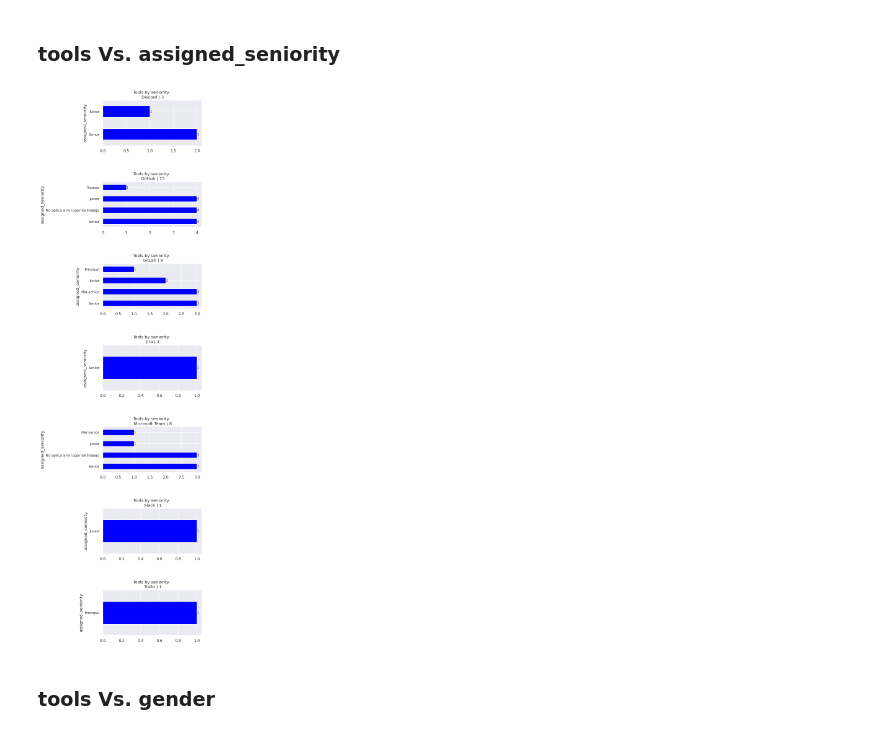
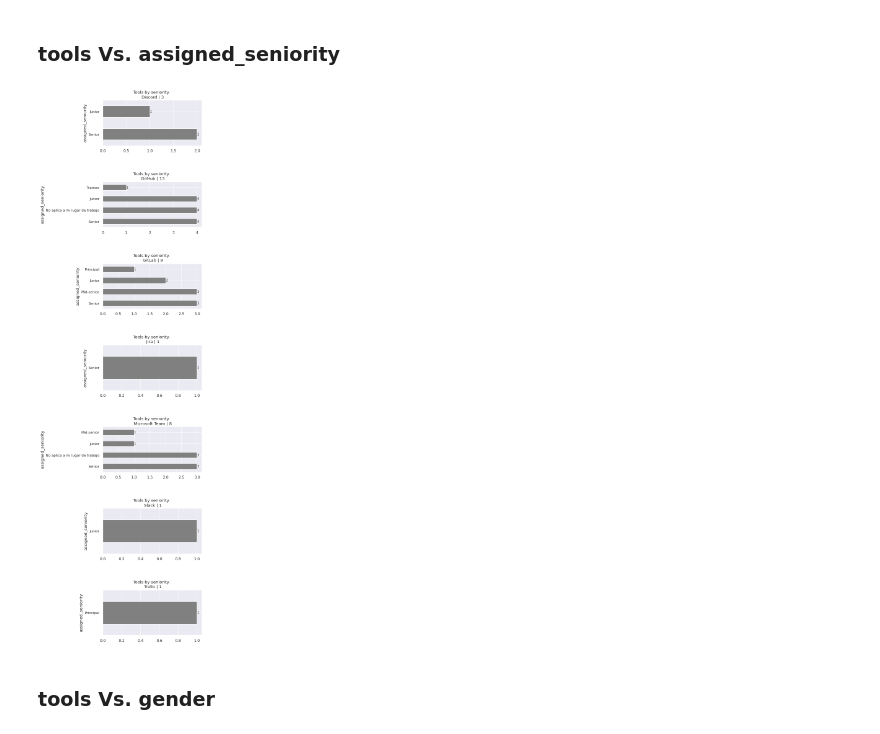
Before and after one commit to TorrezMN/Enc.-Devs-2024-Py, a Jupyter notebook: notebooks/tecnología_y_herramientas.ipynb, the cells around one changed output. Saved outputs shown, nothing was run; the diff lists cells and outputs as text; code cells hidden in the pictures.

```diff
--- a/notebooks/tecnología_y_herramientas.ipynb
+++ b/notebooks/tecnología_y_herramientas.ipynb
@@ -405,15 +405,15 @@ grouped_grid_barh_chart(
 # %%
 grouped_grid_barh_chart(
     grouped_df,
     "assigned_seniority",
     "Tools by seniority.",
     15,
     1,
-    color="blue",
+    color="gray",
     fontsize=10,
 )
 # %% [output]
-[figure, old version]
+[figure, new version]
 # %% [markdown]
 ### tools Vs. gender
 # %%
```
Also changed, not shown: parts of 11 cells of this notebook, 2 other files.
